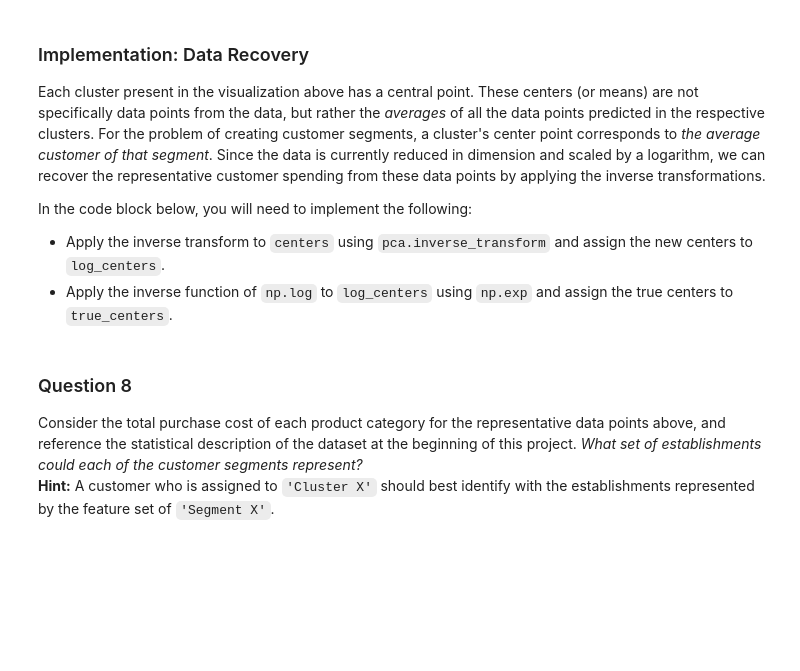
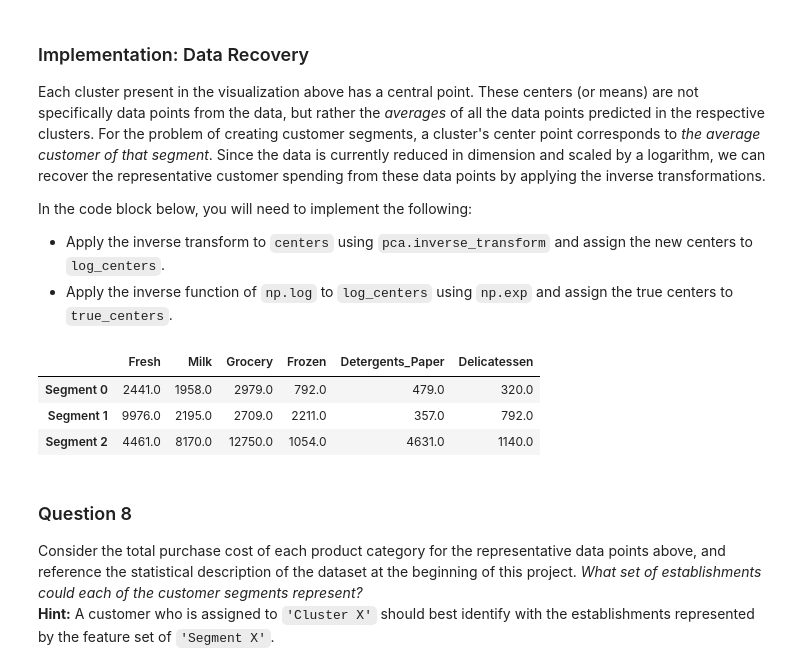
Before and after one commit to Vaultica/Projects, a Jupyter notebook: machine-learning/projects/customer_segments/customer_segments.ipynb, the cells around one changed output. Drawn from its saved outputs; the diff is of its cells as text; code cells hidden in the pictures; blank space fills up the shorter version.

```diff
--- a/machine-learning/projects/customer_segments/customer_segments.ipynb
+++ b/machine-learning/projects/customer_segments/customer_segments.ipynb
@@ -520,16 +521,21 @@ In the code block below, you will need to implement the following:
  - Apply the inverse function of `np.log` to `log_centers` using `np.exp` and assign the true centers to `true_centers`.
 # %%
 # TODO: Inverse transform the centers
-log_centers = None
+log_centers = pca.inverse_transform(centers)
 
 # TODO: Exponentiate the centers
-true_centers = None
+true_centers = np.exp(log_centers)
 
 # Display the true centers
 segments = ['Segment {}'.format(i) for i in range(0,len(centers))]
 true_centers = pd.DataFrame(np.round(true_centers), columns = data.keys())
 true_centers.index = segments
 display(true_centers)
+# %% [output]
+|  | Fresh | Milk | Grocery | Frozen | Detergents_Paper | Delicatessen |
+| Segment 0 | 2441.0 | 1958.0 | 2979.0 | 792.0 | 479.0 | 320.0 |
+| Segment 1 | 9976.0 | 2195.0 | 2709.0 | 2211.0 | 357.0 | 792.0 |
+| Segment 2 | 4461.0 | 8170.0 | 12750.0 | 1054.0 | 4631.0 | 1140.0 |
 # %% [markdown]
 ### Question 8
 Consider the total purchase cost of each product category for the representative data points above, and reference the statistical description of the dataset at the beginning of this project. *What set of establishments could each of the customer segments represent?*
```
Also changed, not shown: parts of 12 cells of this notebook.
